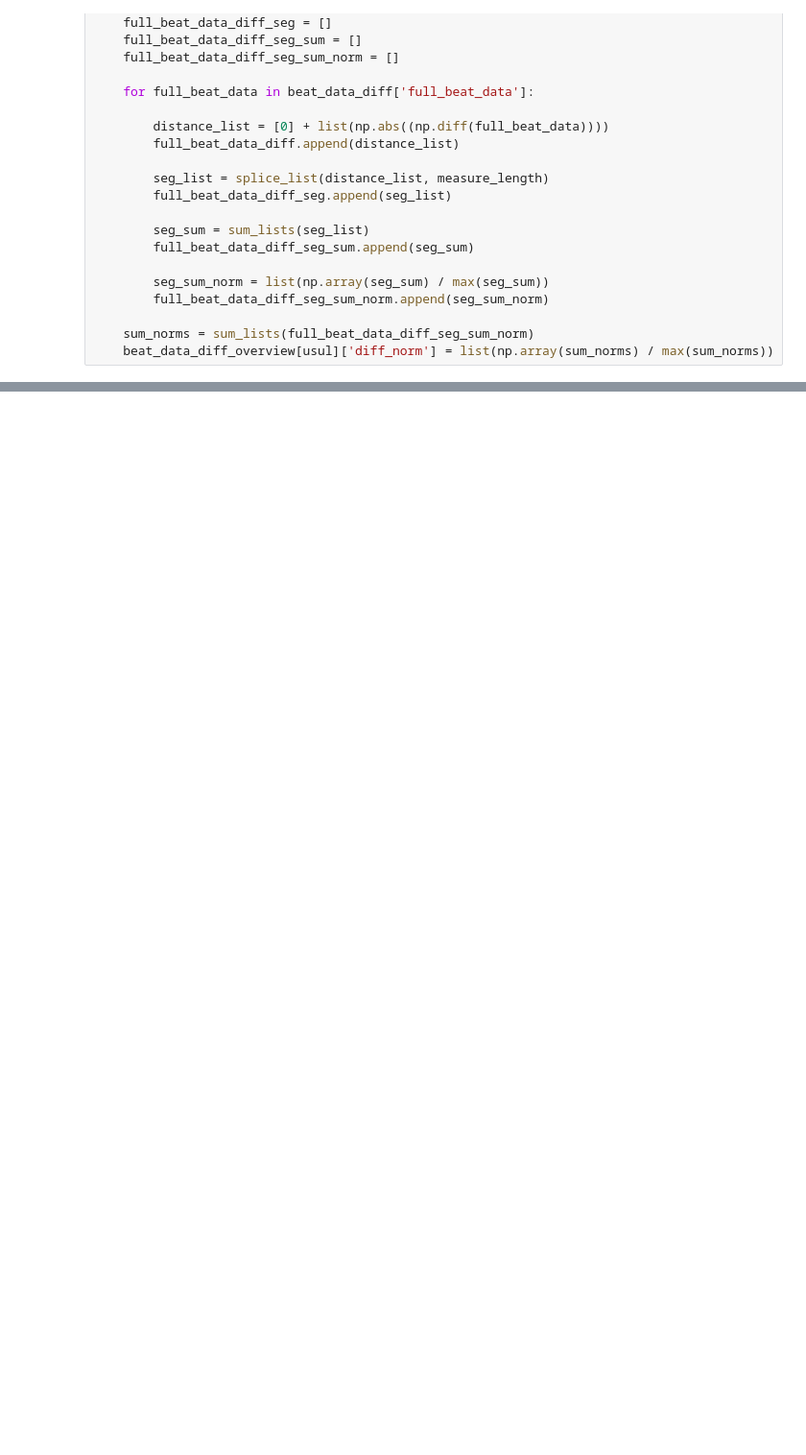
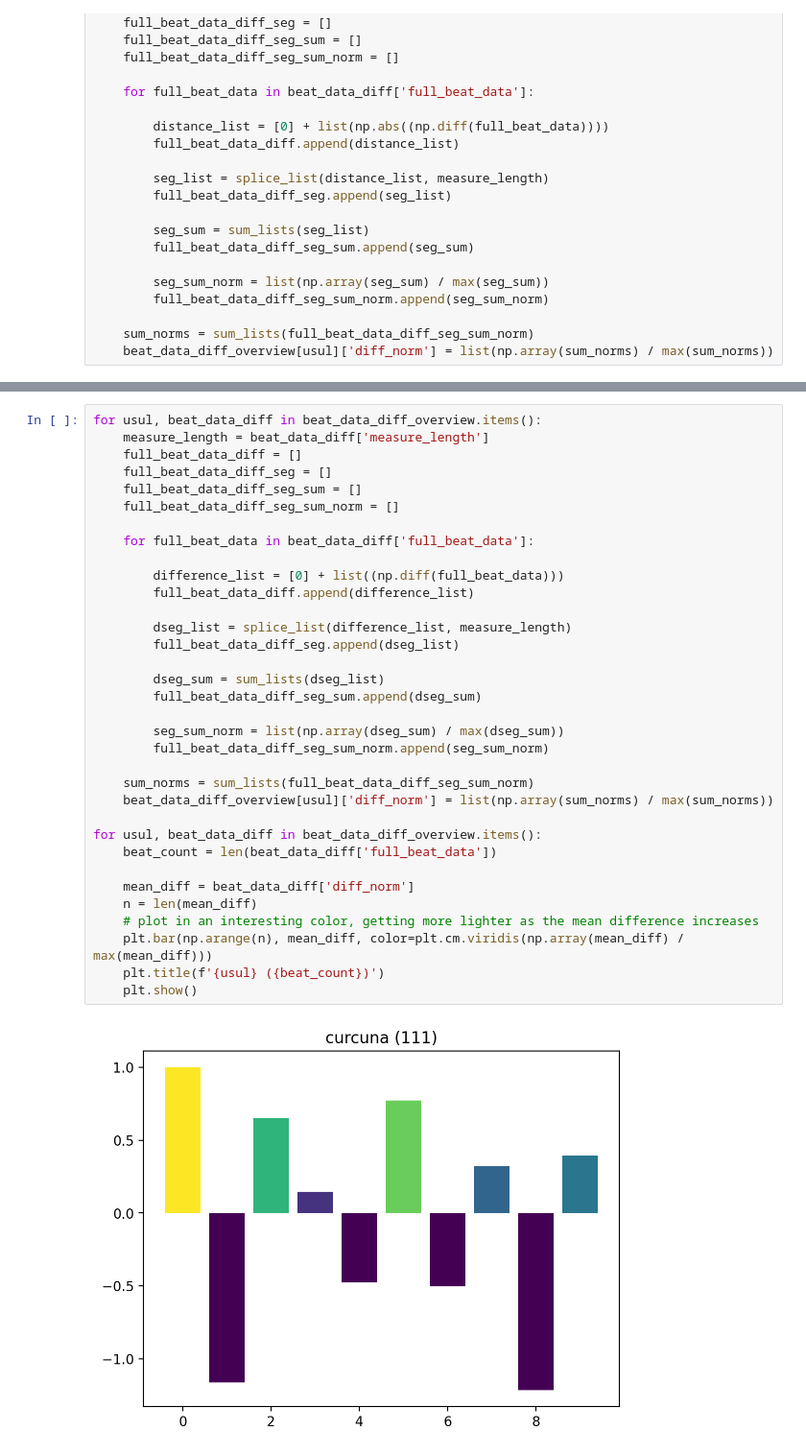
Before and after one commit to alexvilanovab/makam-amplab, a Jupyter notebook: alex.ipynb, the cells around one changed output, grey strips where cells are left out. Shown at 96% size. Saved outputs shown, nothing was run; the diff lists cells and outputs as text; blank space fills up the shorter version.

Commit message:
added difference plots

```diff
--- a/alex.ipynb
+++ b/alex.ipynb
@@ -417,0 +418,36 @@ for usul, beat_data_diff in beat_data_diff_overview.items():
+# %%
+for usul, beat_data_diff in beat_data_diff_overview.items():
+    measure_length = beat_data_diff['measure_length']
+    full_beat_data_diff = []
+    full_beat_data_diff_seg = []
+    full_beat_data_diff_seg_sum = []
+    full_beat_data_diff_seg_sum_norm = []
+
+    for full_beat_data in beat_data_diff['full_beat_data']:
+
+        difference_list = [0] + list((np.diff(full_beat_data)))
+        full_beat_data_diff.append(difference_list)
+
+        dseg_list = splice_list(difference_list, measure_length)
+        full_beat_data_diff_seg.append(dseg_list)
+
+        dseg_sum = sum_lists(dseg_list)
+        full_beat_data_diff_seg_sum.append(dseg_sum)
+
+        seg_sum_norm = list(np.array(dseg_sum) / max(dseg_sum))
+        full_beat_data_diff_seg_sum_norm.append(seg_sum_norm)
+
+    sum_norms = sum_lists(full_beat_data_diff_seg_sum_norm)
+    beat_data_diff_overview[usul]['diff_norm'] = list(np.array(sum_norms) / max(sum_norms))
+
+for usul, beat_data_diff in beat_data_diff_overview.items():
+    beat_count = len(beat_data_diff['full_beat_data'])
+
+    mean_diff = beat_data_diff['diff_norm']
+    n = len(mean_diff)
+    # plot in an interesting color, getting more lighter as the mean difference increases
+    plt.bar(np.arange(n), mean_diff, color=plt.cm.viridis(np.array(mean_diff) / max(mean_diff)))
+    plt.title(f'{usul} ({beat_count})')
+    plt.show()
+# %% [output]
+[figure, added]
```
Also changed, not shown: parts of 4 cells of this notebook.
